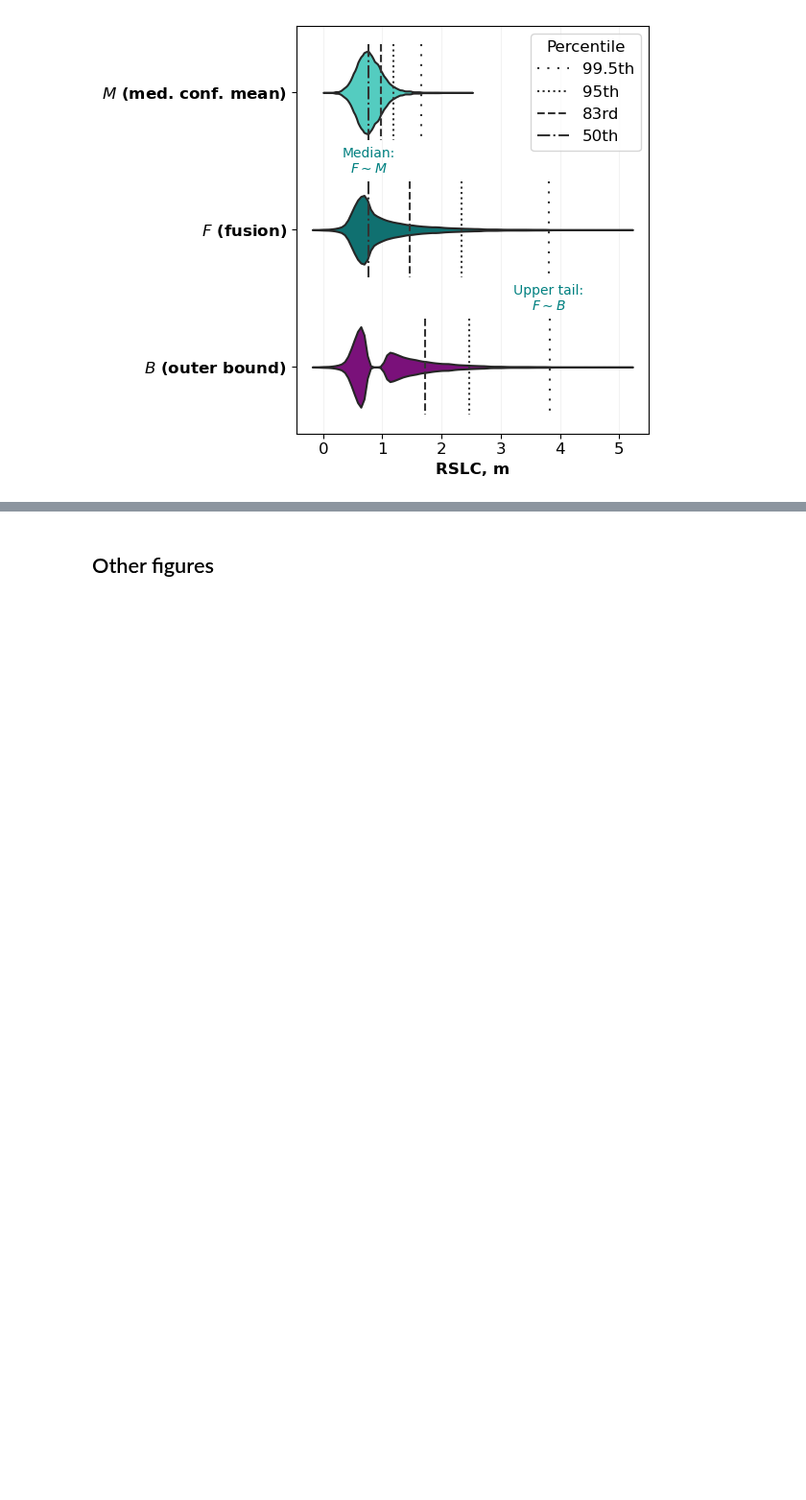
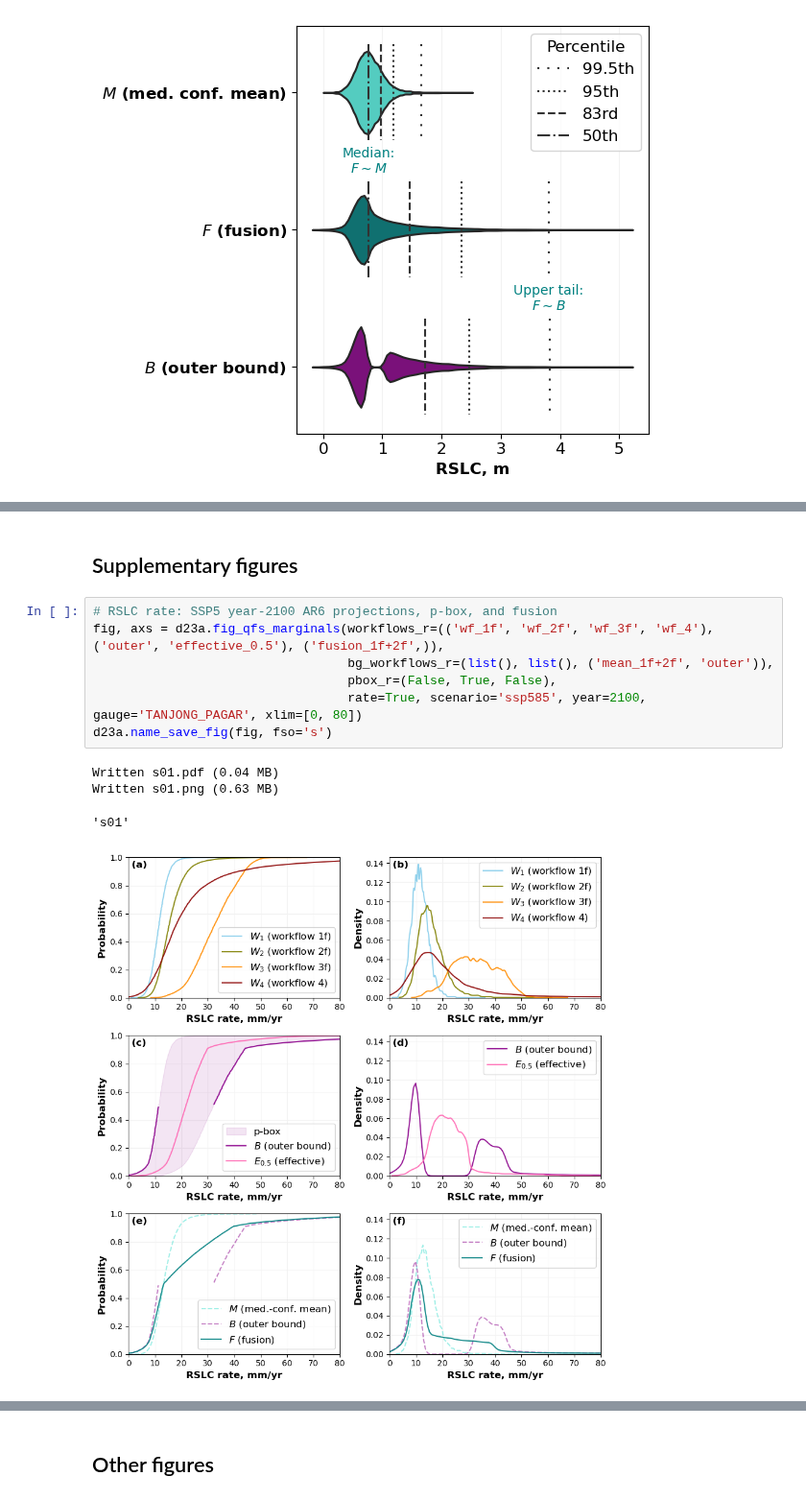
Before and after one commit to grandey/d23a-fusion, a Jupyter notebook: fusion_analysis_d23a.ipynb, the cells around one changed output, grey strips where cells are left out. Shown at 96% size. Drawn from its saved outputs; the diff is of its cells as text; blank space fills up the shorter version.

```diff
--- a/fusion_analysis_d23a.ipynb
+++ b/fusion_analysis_d23a.ipynb
@@ -79 +67,15 @@ Written fig05.png (0.13 MB)
 [figure]
+# %% [markdown]
+## Supplementary figures
+# %%
+# RSLC rate: SSP5 year-2100 AR6 projections, p-box, and fusion
+fig, axs = d23a.fig_qfs_marginals(workflows_r=(('wf_1f', 'wf_2f', 'wf_3f', 'wf_4'), ('outer', 'effective_0.5'), ('fusion_1f+2f',)),
+                                  bg_workflows_r=(list(), list(), ('mean_1f+2f', 'outer')),
+                                  pbox_r=(False, True, False),
+                                  rate=True, scenario='ssp585', year=2100, gauge='TANJONG_PAGAR', xlim=[0, 80])
+d23a.name_save_fig(fig, fso='s')
+# %% [output]
+Written s01.pdf (0.04 MB)
+Written s01.png (0.63 MB)
+'s01'
+[figure, added]
```
Also changed, not shown: parts of 5 cells of this notebook, 5 other files.
